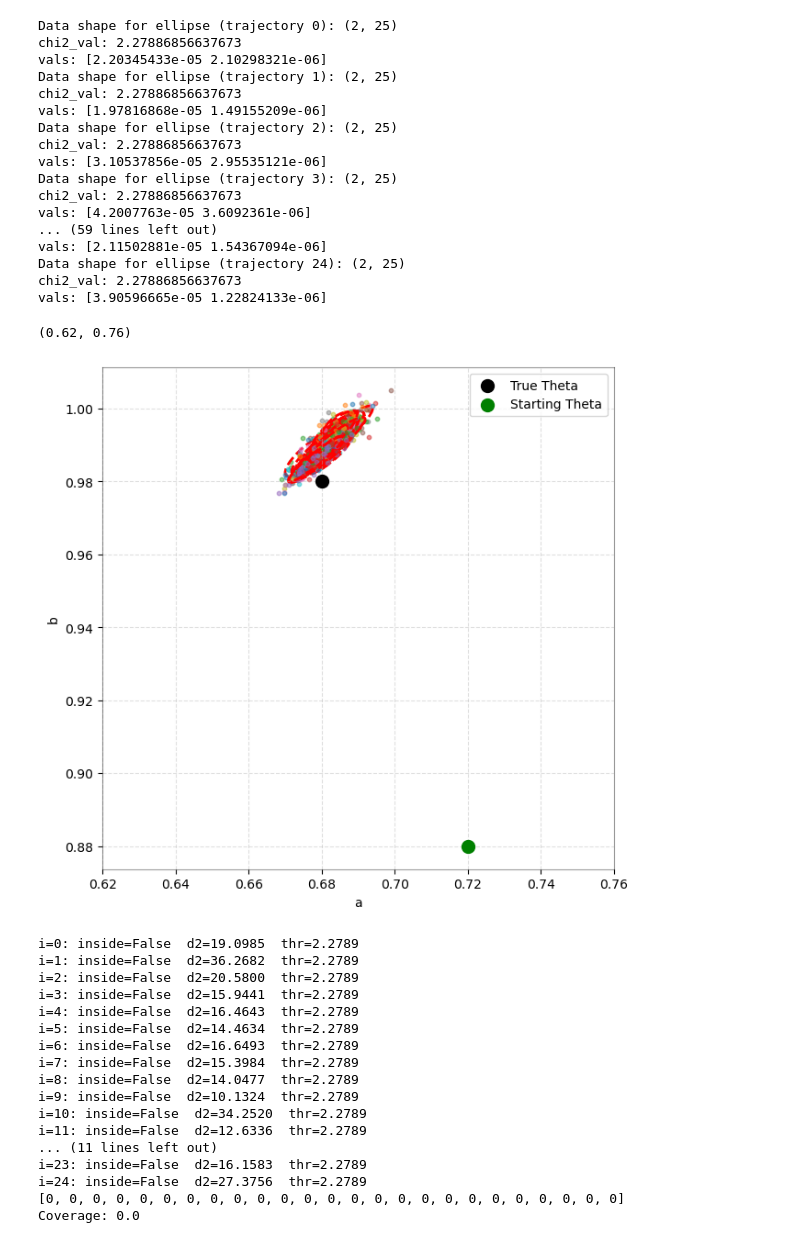
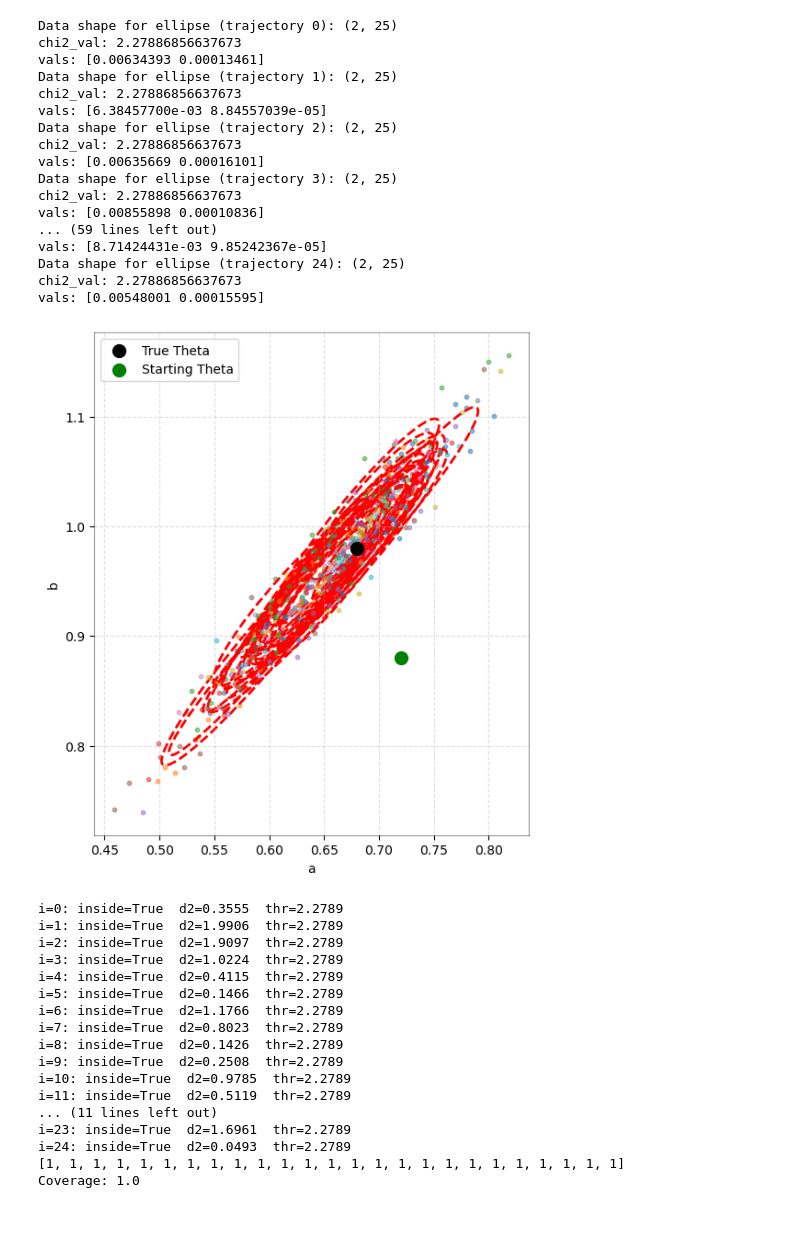
Before and after one commit to tonymenzo/RSA, a Jupyter notebook: src/Coverage_tests/unpack.ipynb, the cells around one changed output. Saved outputs shown, nothing was run; the diff lists cells and outputs as text; code cells hidden in the pictures.

```diff
--- a/src/Coverage_tests/unpack.ipynb
+++ b/src/Coverage_tests/unpack.ipynb
@@ -7,18 +8,23 @@ cov = []
 final_loss = []
 sigma = []
 theta_hat = []
-run_nm = 5
+all_loss = []
+run_nm = 6
 for i in range(0, 5):
     mu_t = np.load(f"/pscratch/sd/l/ljpuslar/RSA/RSA/src/Coverage_tests/results/run{run_nm}/mu_t_NT25_NB25_chunk{i}_it{i*5}-{i*5+4}.npy")
     cov_t = np.load(f"/pscratch/sd/l/ljpuslar/RSA/RSA/src/Coverage_tests/results/run{run_nm}/cov_t_NT25_NB25_chunk{i}_it{i*5}-{i*5+4}.npy")
     final_loss_t = np.load(f"/pscratch/sd/l/ljpuslar/RSA/RSA/src/Coverage_tests/results/run{run_nm}/final_loss_NT25_NB25_chunk{i}_it{i*5}-{i*5+4}.npy")
     sigma_t = np.load(f"/pscratch/sd/l/ljpuslar/RSA/RSA/src/Coverage_tests/results/run{run_nm}/sigma_t_NT25_NB25_chunk{i}_it{i*5}-{i*5+4}.npy")
     theta_hat_t = np.load(f"/pscratch/sd/l/ljpuslar/RSA/RSA/src/Coverage_tests/results/run{run_nm}/theta_hat_NT25_NB25_chunk{i}_it{i*5}-{i*5+4}.npy")
+    all_loss_t = np.load(f"/pscratch/sd/l/ljpuslar/RSA/RSA/src/Coverage_tests/results/run{run_nm}/loss_values_NT25_NB25_chunk{i}_it{i*5}-{i*5+4}.npy")
+
     mu.extend(mu_t)
     cov.extend(cov_t)
     final_loss.extend(final_loss_t)
     sigma.extend(sigma_t)
     theta_hat.extend(theta_hat_t)
+    all_loss.extend(all_loss_t)
+
 
 
 # test_run_nm = 1
@@ -28,6 +34,7 @@ for i in range(0, 5):
 #     final_loss_t = np.load(f"/pscratch/sd/l/ljpuslar/RSA/RSA/src/Coverage_tests/results/test_run{test_run_nm}/final_loss_NT1_NB1_chunk{i}_it{i*5}-{i*5}.npy")
 #     sigma_t = np.load(f"/pscratch/sd/l/ljpuslar/RSA/RSA/src/Coverage_tests/results/test_run{test_run_nm}/sigma_t_NT1_NB1_chunk{i}_it{i*5}-{i*5}.npy")
 #     theta_hat_t = np.load(f"/pscratch/sd/l/ljpuslar/RSA/RSA/src/Coverage_tests/results/test_run{test_run_nm}/theta_hat_NT1_NB1_chunk{i}_it{i*5}-{i*5}.npy")
+#     all_loss = np.load(f"/pscratch/sd/l/ljpuslar/RSA/RSA/src/Coverage_tests/results/test_run{test_run_nm}/loss_values_NT1_NB1_chunk{i}_it{i*5}-{i*5}.npy")
 #     mu.extend(mu_t)
 #     cov.extend(cov_t)
 #     final_loss.extend(final_loss_t)
@@ -54,4 +76,9 @@ print("cov_t:", cov_t)
 print("final_loss:", final_loss)
 print("sigma_t:", sigma_t)
 print("theta_hat:", theta_hat)
+
+plt.figure()
+for i in range(len(all_loss)):
+    print(np.shape(all_loss))
+    plt.plot(np.array(all_loss)[i,0,:])
 # %% [output]
@@ -111,42 +151,45 @@ for i in range(len(theta_hat)):
     ellipse = Ellipse(xy=mean, width=width, height=height, angle=angle,
                     edgecolor='red', facecolor='none',linestyle='--', lw=2)
                     # edgecolor='red', facecolor='none',linestyle='--', lw=2, label='95% confidence ellipse')
     ax.add_patch(ellipse)
 
     ax.set_aspect('equal')
 
 # Aesthetic tweaks
 ax.tick_params(axis='both', which='major', labelsize=10)
 ax.grid(True, linestyle='--', alpha=0.4)
 for spine in ax.spines.values():
     spine.set_alpha(0.4)
 plt.scatter(0.68, 0.98, color='black', label='True Theta', marker='o', s=100, zorder=6)
 plt.scatter(0.72, 0.88, color='green', label='Starting Theta', marker='o', s=100, zorder=6)
 plt.tight_layout()
 plt.legend()
 plt.xlabel('a')
 plt.ylabel('b')
-plt.xlim([0.62,0.76])
+# plt.xlim([0.62,0.76])
+
+prefix='Ellipse_plot'
+save_dir="coverage_report_plots"
+fig.savefig(os.path.join(save_dir, f"{prefix}_joint_mahalanobis_d2.png"), dpi=300)
 # %% [output]
 Data shape for ellipse (trajectory 0): (2, 25)
 chi2_val: 2.27886856637673
-vals: [2.20345433e-05 2.10298321e-06]
+vals: [0.00634393 0.00013461]
 Data shape for ellipse (trajectory 1): (2, 25)
 chi2_val: 2.27886856637673
-vals: [1.97816868e-05 1.49155209e-06]
+vals: [6.38457700e-03 8.84557039e-05]
 Data shape for ellipse (trajectory 2): (2, 25)
 chi2_val: 2.27886856637673
-vals: [3.10537856e-05 2.95535121e-06]
+vals: [0.00635669 0.00016101]
 Data shape for ellipse (trajectory 3): (2, 25)
 chi2_val: 2.27886856637673
-vals: [4.2007763e-05 3.6092361e-06]
+vals: [0.00855898 0.00010836]
 ... (59 lines left out)
-vals: [2.11502881e-05 1.54367094e-06]
+vals: [8.71424431e-03 9.85242367e-05]
 Data shape for ellipse (trajectory 24): (2, 25)
 chi2_val: 2.27886856637673
-vals: [3.90596665e-05 1.22824133e-06]
+vals: [0.00548001 0.00015595]
-(0.62, 0.76)
-[figure, old version]
+[figure, new version]
 # %%
 import numpy as np
 from scipy.stats import chi2
@@ -191,23 +234,23 @@ for i in range(len(theta_hat)):
 print(cover_flags)
 print("Coverage:", np.mean(cover_flags))
 # %% [output]
-i=0: inside=False  d2=19.0985  thr=2.2789
-i=1: inside=False  d2=36.2682  thr=2.2789
-i=2: inside=False  d2=20.5800  thr=2.2789
-i=3: inside=False  d2=15.9441  thr=2.2789
-i=4: inside=False  d2=16.4643  thr=2.2789
-i=5: inside=False  d2=14.4634  thr=2.2789
-i=6: inside=False  d2=16.6493  thr=2.2789
-i=7: inside=False  d2=15.3984  thr=2.2789
-i=8: inside=False  d2=14.0477  thr=2.2789
-i=9: inside=False  d2=10.1324  thr=2.2789
-i=10: inside=False  d2=34.2520  thr=2.2789
-i=11: inside=False  d2=12.6336  thr=2.2789
+i=0: inside=True  d2=0.3555  thr=2.2789
+i=1: inside=True  d2=1.9906  thr=2.2789
+i=2: inside=True  d2=1.9097  thr=2.2789
+i=3: inside=True  d2=1.0224  thr=2.2789
+i=4: inside=True  d2=0.4115  thr=2.2789
+i=5: inside=True  d2=0.1466  thr=2.2789
+i=6: inside=True  d2=1.1766  thr=2.2789
+i=7: inside=True  d2=0.8023  thr=2.2789
+i=8: inside=True  d2=0.1426  thr=2.2789
+i=9: inside=True  d2=0.2508  thr=2.2789
+i=10: inside=True  d2=0.9785  thr=2.2789
+i=11: inside=True  d2=0.5119  thr=2.2789
 ... (11 lines left out)
-i=23: inside=False  d2=16.1583  thr=2.2789
-i=24: inside=False  d2=27.3756  thr=2.2789
-[0, 0, 0, 0, 0, 0, 0, 0, 0, 0, 0, 0, 0, 0, 0, 0, 0, 0, 0, 0, 0, 0, 0, 0, 0]
-Coverage: 0.0
+i=23: inside=True  d2=1.6961  thr=2.2789
+i=24: inside=True  d2=0.0493  thr=2.2789
+[1, 1, 1, 1, 1, 1, 1, 1, 1, 1, 1, 1, 1, 1, 1, 1, 1, 1, 1, 1, 1, 1, 1, 1, 1]
+Coverage: 1.0
 # %%
 print(cover_flags)
 print("Coverage:", np.mean(cover_flags))
```
Also changed, not shown: parts of 10 cells of this notebook, 55 other files.
